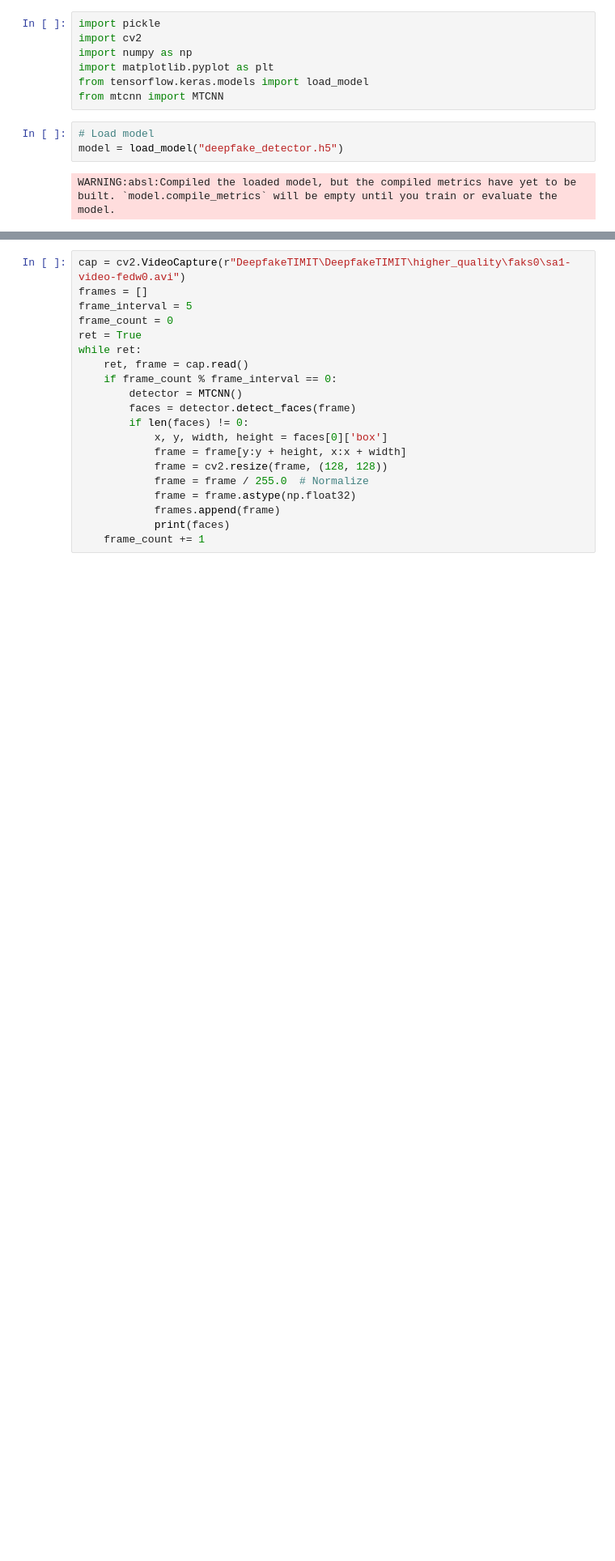
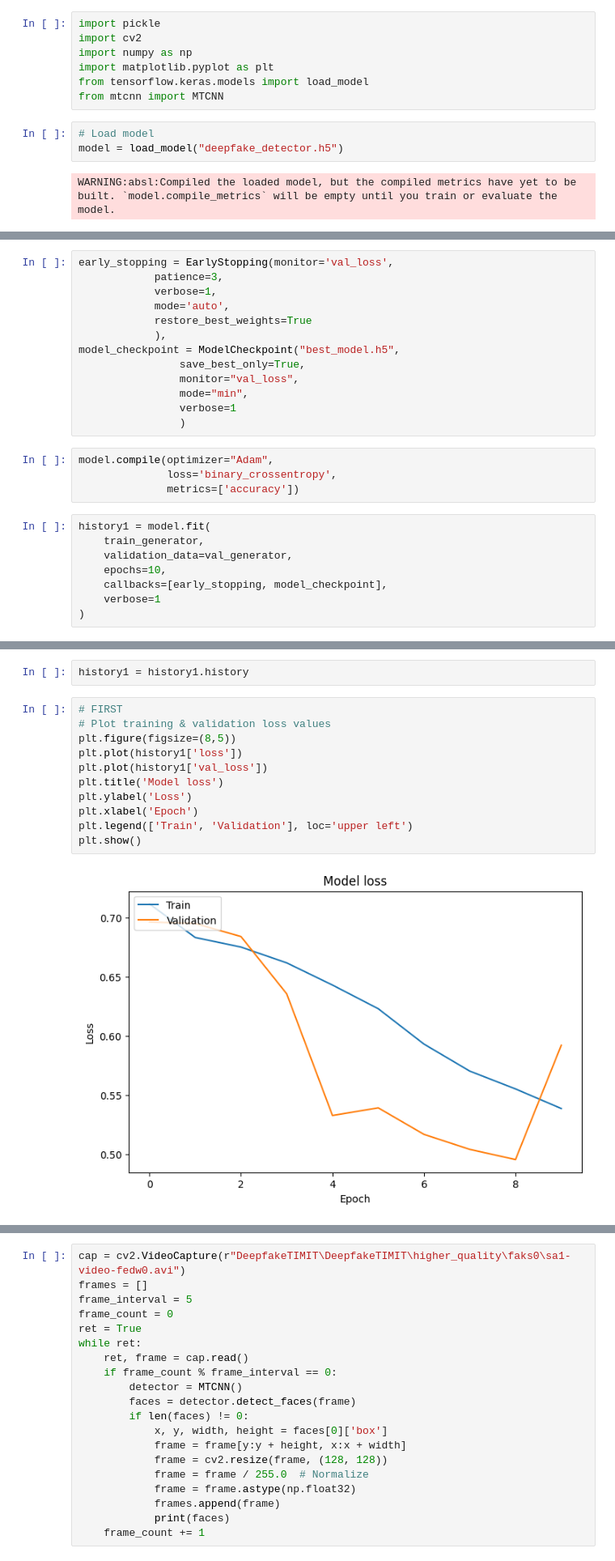
Before and after one commit to Apkajai/DeepFakeDetectionSystem, a Jupyter notebook: CNN.ipynb, the cells around one changed output, grey strips where cells are left out. Shown at 81% size. Cells and saved outputs as stored; diff of their text form; blank space fills up the shorter version.

```diff
--- a/CNN.ipynb
+++ b/CNN.ipynb
@@ -238,0 +363,25 @@ WARNING:absl:Compiled the loaded model, but the compiled metrics have yet to be
+# %%
+early_stopping = EarlyStopping(monitor='val_loss',
+            patience=3,
+            verbose=1,
+            mode='auto',
+            restore_best_weights=True
+            ),
+model_checkpoint = ModelCheckpoint("best_model.h5",
+                save_best_only=True,
+                monitor="val_loss",
+                mode="min",
+                verbose=1
+                )
+# %%
+model.compile(optimizer="Adam",
+              loss='binary_crossentropy',
+              metrics=['accuracy'])
+# %%
+history1 = model.fit(
+    train_generator,
+    validation_data=val_generator,
+    epochs=10,
+    callbacks=[early_stopping, model_checkpoint],
+    verbose=1
+)
@@ -238,0 +422,15 @@ WARNING:absl:Compiled the loaded model, but the compiled metrics have yet to be
+# %%
+history1 = history1.history
+# %%
+# FIRST
+# Plot training & validation loss values
+plt.figure(figsize=(8,5))
+plt.plot(history1['loss'])
+plt.plot(history1['val_loss'])
+plt.title('Model loss')
+plt.ylabel('Loss')
+plt.xlabel('Epoch')
+plt.legend(['Train', 'Validation'], loc='upper left')
+plt.show()
+# %% [output]
+[figure, added]
```
Also changed, not shown: parts of 25 cells of this notebook, 4 other files.
